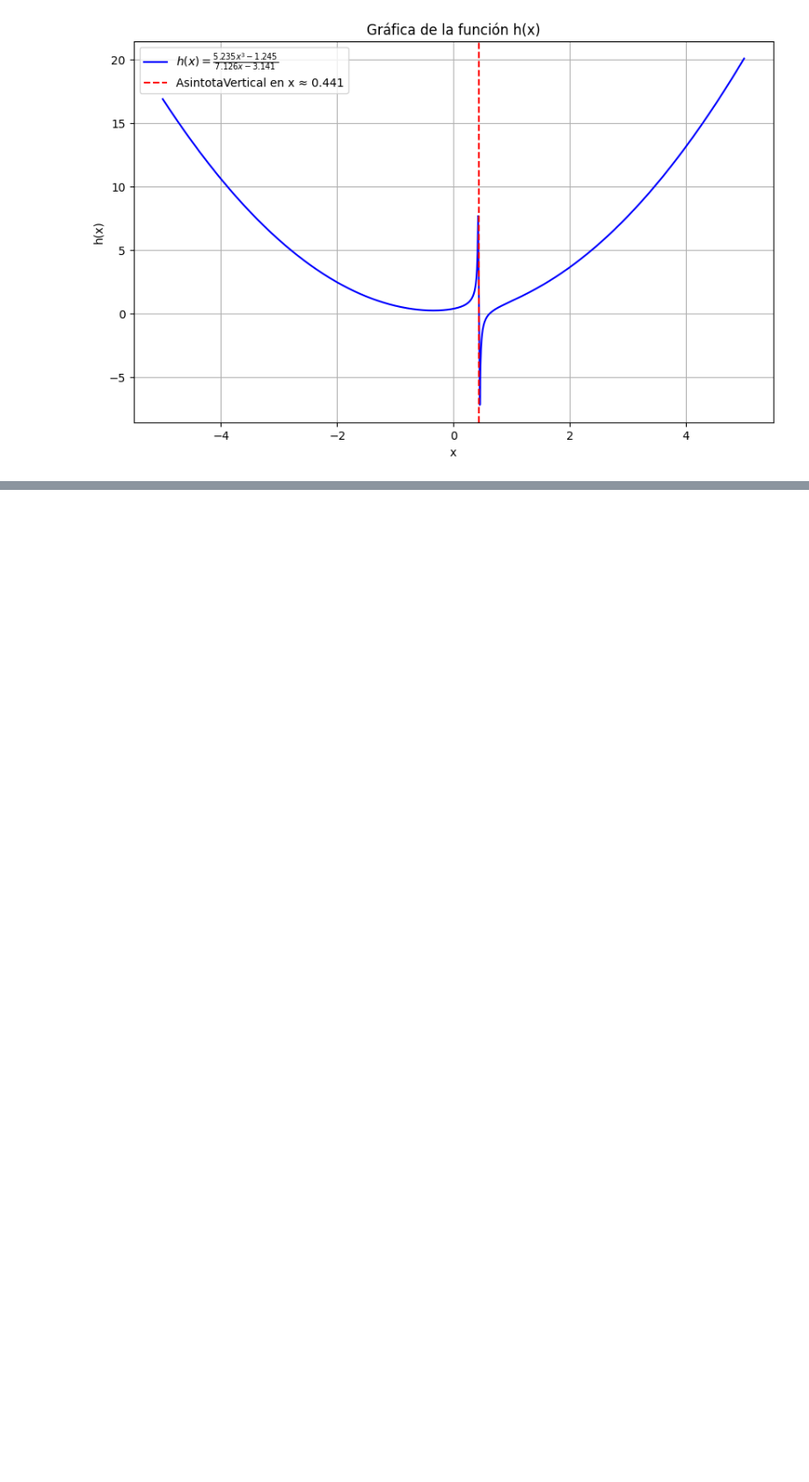
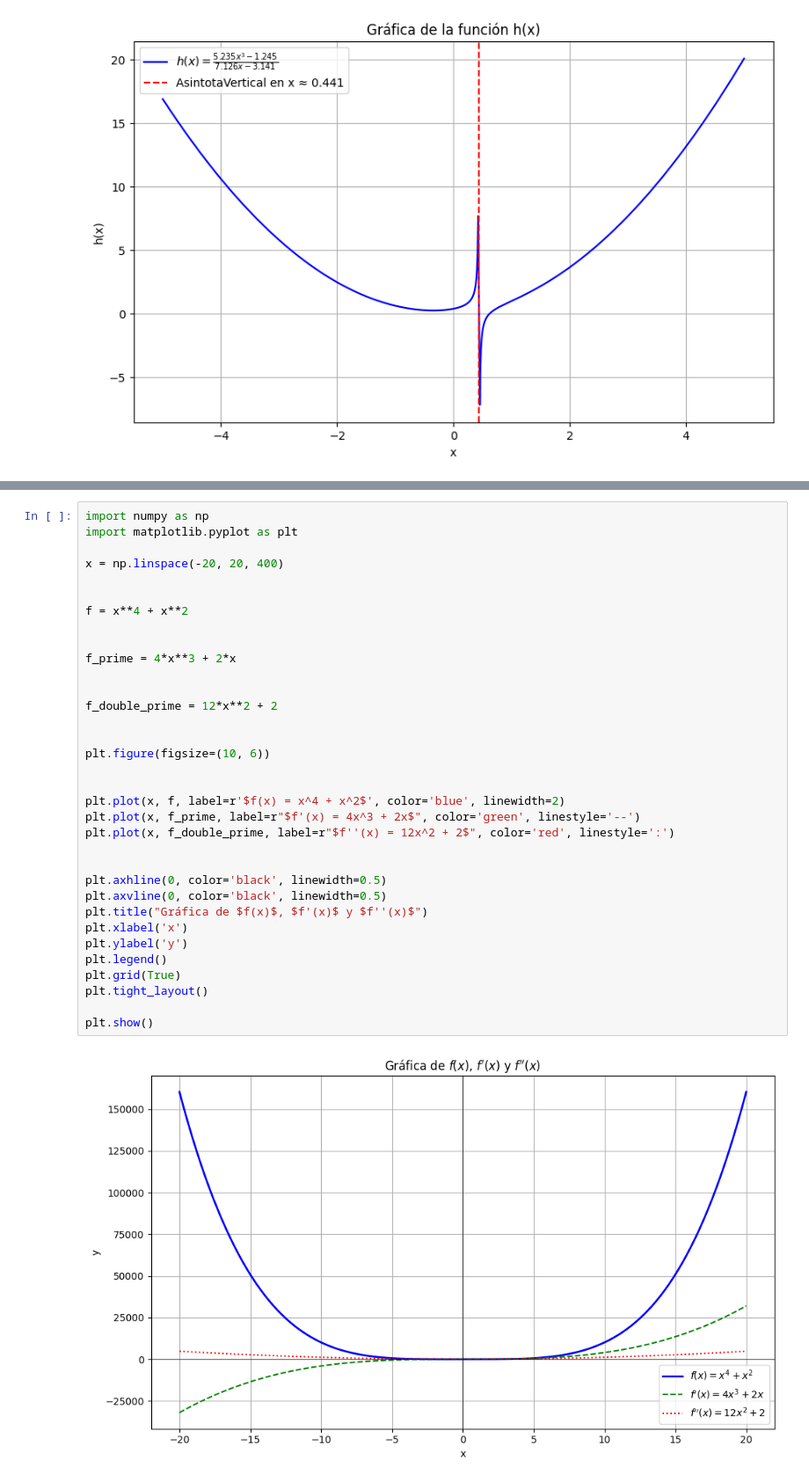
Before and after one commit to Juanm3005/trabajo-grupo-aplicadas, a Jupyter notebook: lab2.ipynb, the cells around one changed output, grey strips where cells are left out. Shown at 88% size. Drawn from its saved outputs; the diff is of its cells as text; blank space fills up the shorter version.

```diff
--- a/lab2.ipynb
+++ b/lab2.ipynb
@@ -795,0 +802,36 @@ $f(1) = 2$
+# %%
+import numpy as np
+import matplotlib.pyplot as plt
+
+x = np.linspace(-20, 20, 400)
+
+
+f = x**4 + x**2
+
+
+f_prime = 4*x**3 + 2*x
+
+
+f_double_prime = 12*x**2 + 2
+
+
+plt.figure(figsize=(10, 6))
+
+
+plt.plot(x, f, label=r'$f(x) = x^4 + x^2$', color='blue', linewidth=2)
+plt.plot(x, f_prime, label=r"$f'(x) = 4x^3 + 2x$", color='green', linestyle='--')
+plt.plot(x, f_double_prime, label=r"$f''(x) = 12x^2 + 2$", color='red', linestyle=':')
+
+
+plt.axhline(0, color='black', linewidth=0.5)
+plt.axvline(0, color='black', linewidth=0.5)
+plt.title("Gráfica de $f(x)$, $f'(x)$ y $f''(x)$")
+plt.xlabel('x')
+plt.ylabel('y')
+plt.legend()
+plt.grid(True)
+plt.tight_layout()
+
+plt.show()
+# %% [output]
+[figure, added]
```
Also changed, not shown: parts of 4 cells of this notebook.
